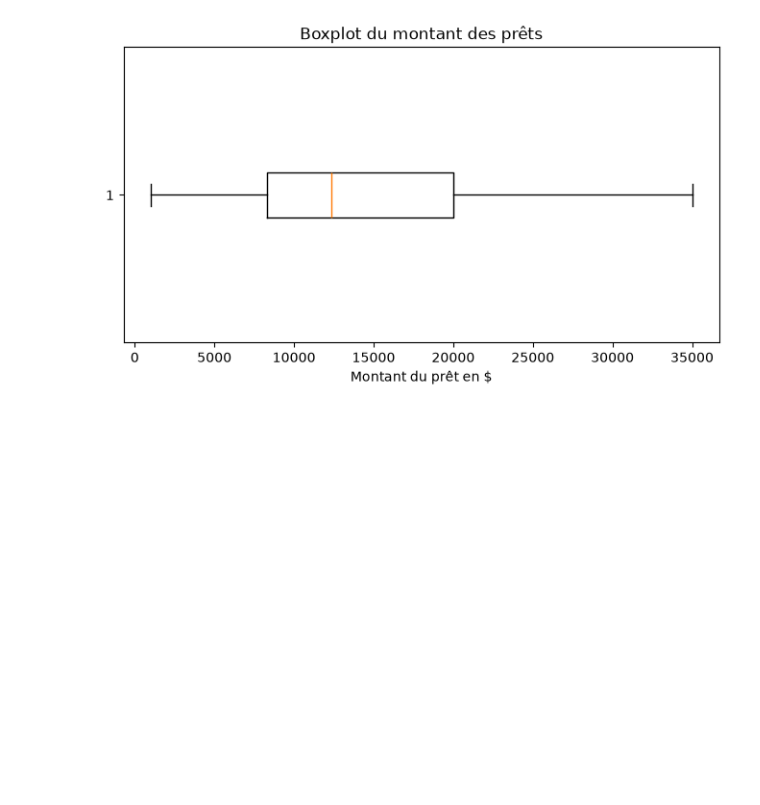
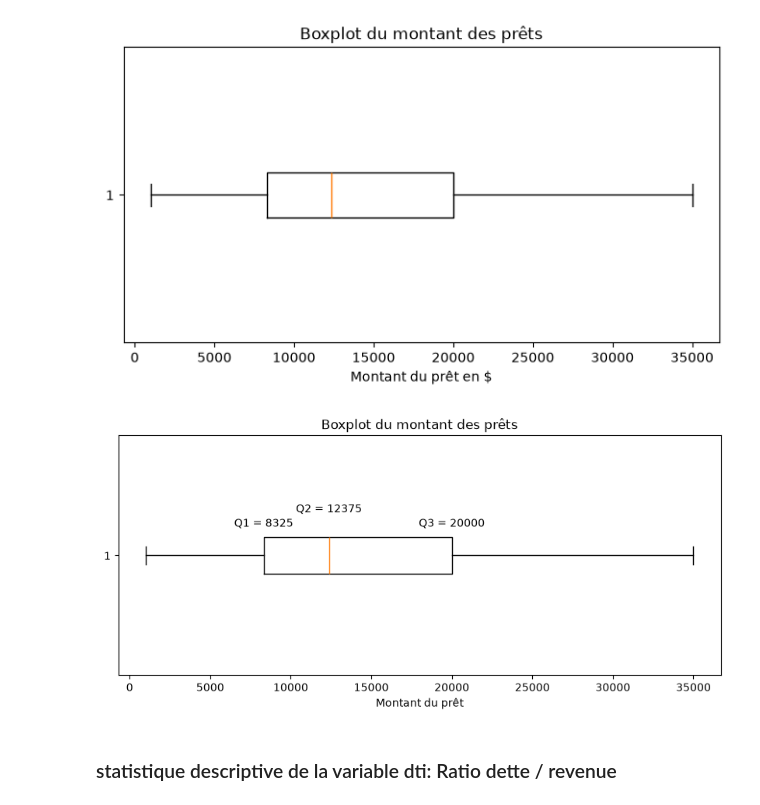
Before and after one commit to fameyou/credit-risk-scoring, a Jupyter notebook: notebooks/01_data_understanding.ipynb, the cells around one changed output. Saved outputs shown, nothing was run; the diff lists cells and outputs as text; code cells hidden in the pictures; blank space fills up the shorter version.

```diff
--- a/notebooks/01_data_understanding.ipynb
+++ b/notebooks/01_data_understanding.ipynb
@@ -143,3 +274,26 @@ plt.savefig("../reports/figures/boxplot_loan_amount.pdf", bbox_inches="tight")
 plt.show()
 # %% [output]
 [figure]
+# %%
+import matplotlib.pyplot as plt
+
+q1 = df["loan_amnt"].quantile(0.25)
+q2 = df["loan_amnt"].quantile(0.50)
+q3 = df["loan_amnt"].quantile(0.75)
+
+plt.figure(figsize=(10, 4))
+
+plt.boxplot(df["loan_amnt"], vert=False)
+
+plt.text(q1, 1.12, f"Q1 = {q1:.0f}", ha="center")
+plt.text(q2, 1.18, f"Q2 = {q2:.0f}", ha="center")
+plt.text(q3, 1.12, f"Q3 = {q3:.0f}", ha="center")
+
+plt.xlabel("Montant du prêt")
+plt.title("Boxplot du montant des prêts")
+plt.savefig("../reports/figures/boxplot.pdf", bbox_inches="tight")
+plt.show()
+# %% [output]
+[figure, added]
+# %% [markdown]
+### statistique  descriptive  de la variable dti: Ratio dette / revenue
```
Also changed, not shown: parts of 21 cells of this notebook, 10 other files.
